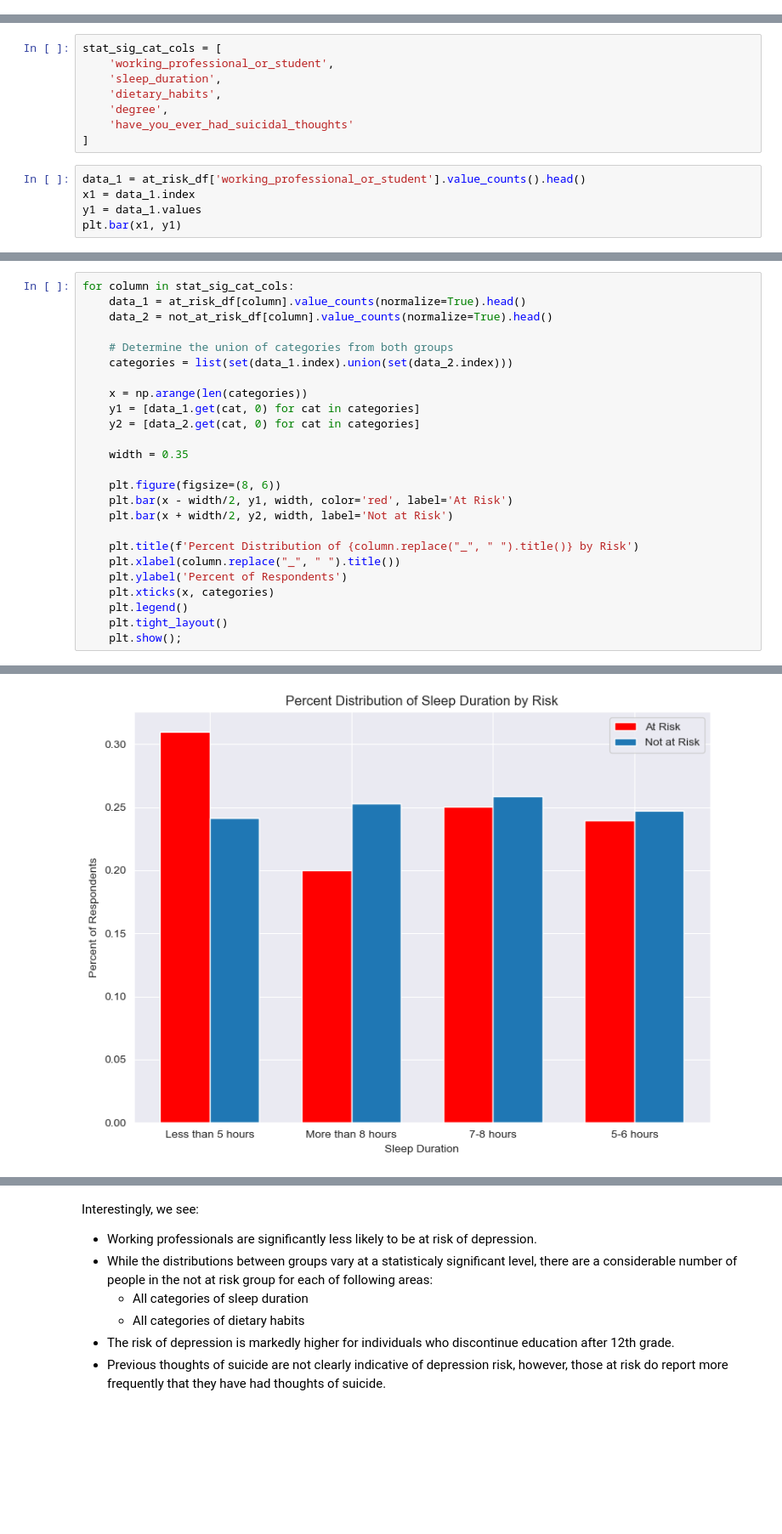
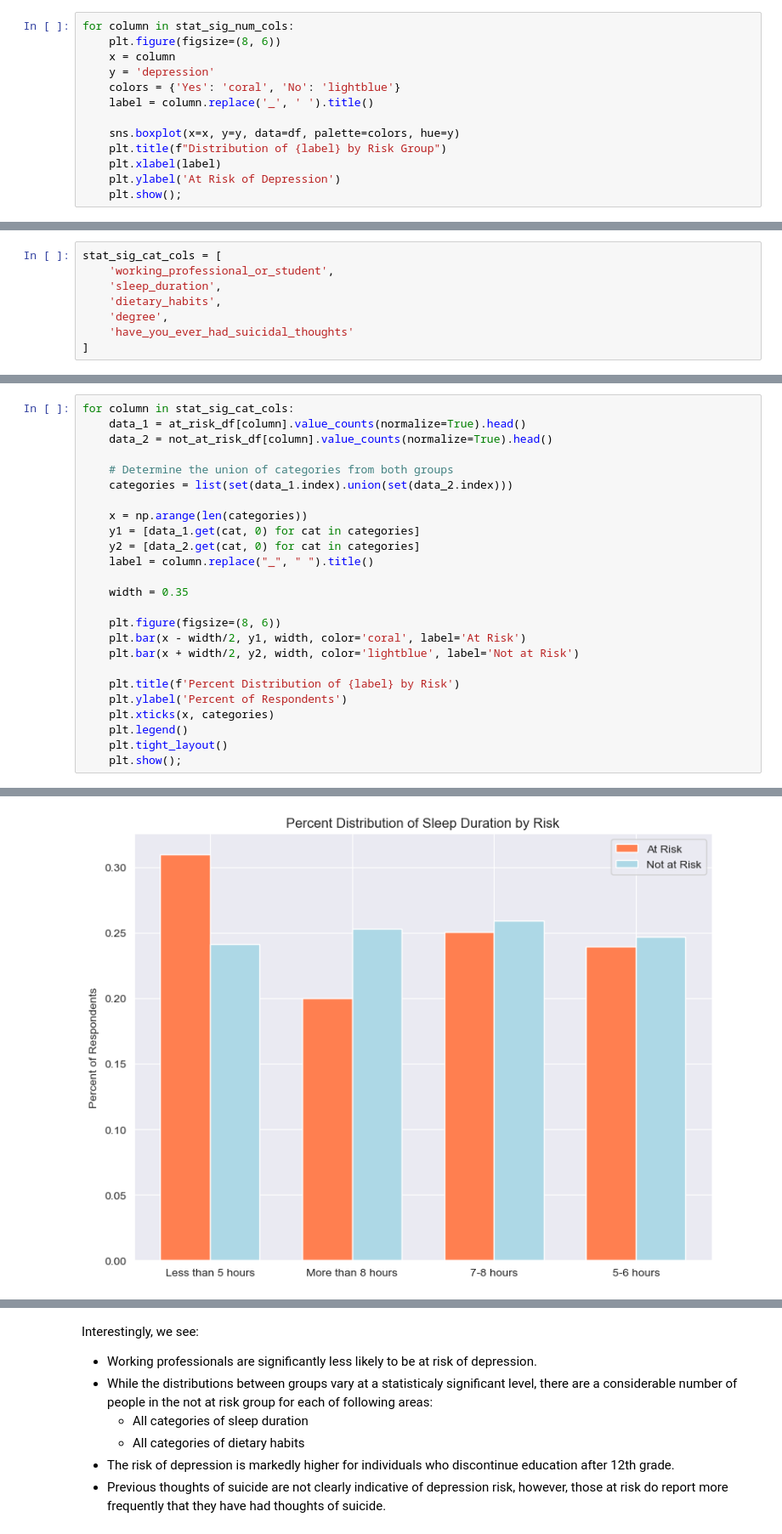
Before and after one commit to elijahlopez94/depression_survey_analysis, a Jupyter notebook: eda.ipynb, the cells around one changed output, grey strips where cells are left out. Shown at 85% size. Saved outputs shown, nothing was run; the diff lists cells and outputs as text; blank space fills up the shorter version.

```diff
--- a/eda.ipynb
+++ b/eda.ipynb
@@ -405,0 +363,13 @@ for column in stat_sig_num_cols:
+# %%
+for column in stat_sig_num_cols:
+    plt.figure(figsize=(8, 6))
+    x = column
+    y = 'depression'
+    colors = {'Yes': 'coral', 'No': 'lightblue'}
+    label = column.replace('_', ' ').title()
+
+    sns.boxplot(x=x, y=y, data=df, palette=colors, hue=y)
+    plt.title(f"Distribution of {label} by Risk Group")
+    plt.xlabel(label)
+    plt.ylabel('At Risk of Depression')
+    plt.show();
@@ -487,8 +465,3 @@ stat_sig_cat_cols = [
     'degree',
     'have_you_ever_had_suicidal_thoughts'
 ]
-# %%
-data_1 = at_risk_df['working_professional_or_student'].value_counts().head()
-x1 = data_1.index
-y1 = data_1.values
-plt.bar(x1, y1)
@@ -506,15 +476,15 @@ for column in stat_sig_cat_cols:
     x = np.arange(len(categories))
     y1 = [data_1.get(cat, 0) for cat in categories]
     y2 = [data_2.get(cat, 0) for cat in categories]
+    label = column.replace("_", " ").title()
 
     width = 0.35
 
     plt.figure(figsize=(8, 6))
-    plt.bar(x - width/2, y1, width, color='red', label='At Risk')
-    plt.bar(x + width/2, y2, width, label='Not at Risk')
+    plt.bar(x - width/2, y1, width, color='coral', label='At Risk')
+    plt.bar(x + width/2, y2, width, color='lightblue', label='Not at Risk')
 
-    plt.title(f'Percent Distribution of {column.replace("_", " ").title()} by Risk')
-    plt.xlabel(column.replace("_", " ").title())
+    plt.title(f'Percent Distribution of {label} by Risk')
     plt.ylabel('Percent of Respondents')
     plt.xticks(x, categories)
     plt.legend()
@@ -525 +495 @@ for column in stat_sig_cat_cols:
-[figure, old version]
+[figure, new version]
```
Also changed, not shown: parts of 11 cells of this notebook, 2 other files.
